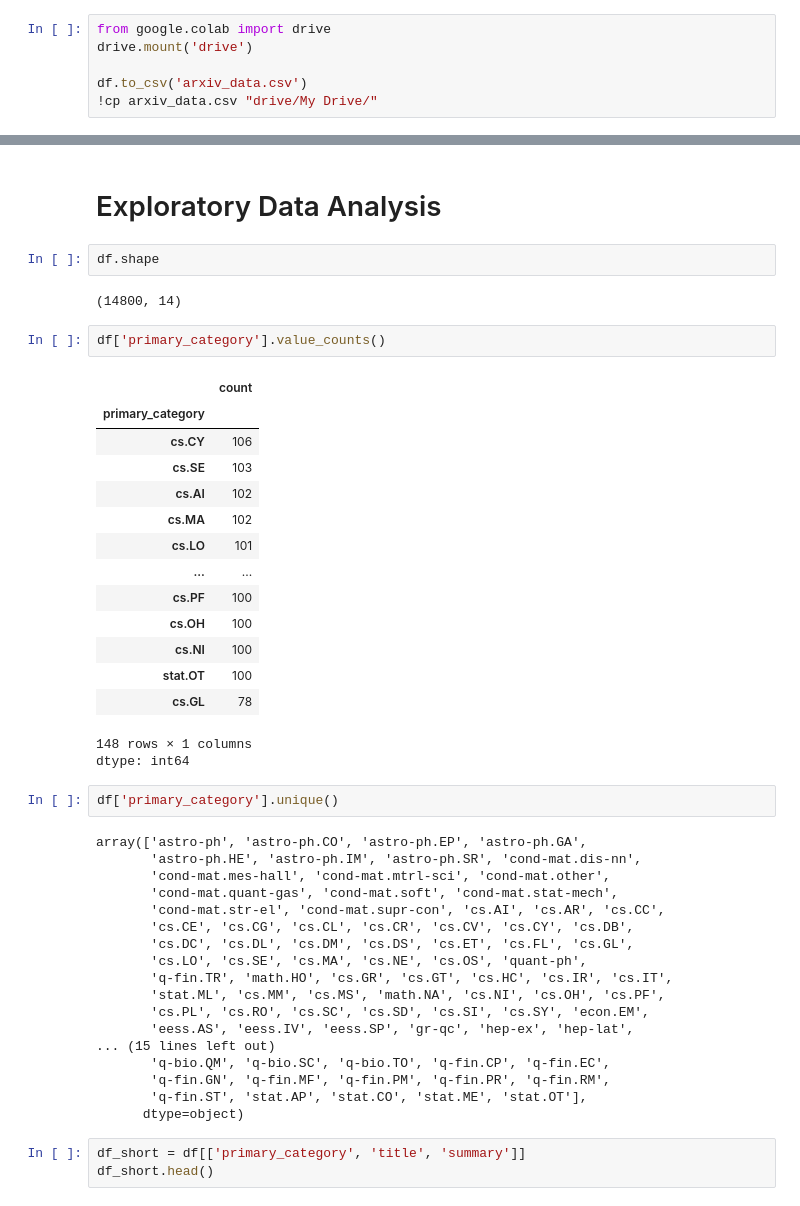
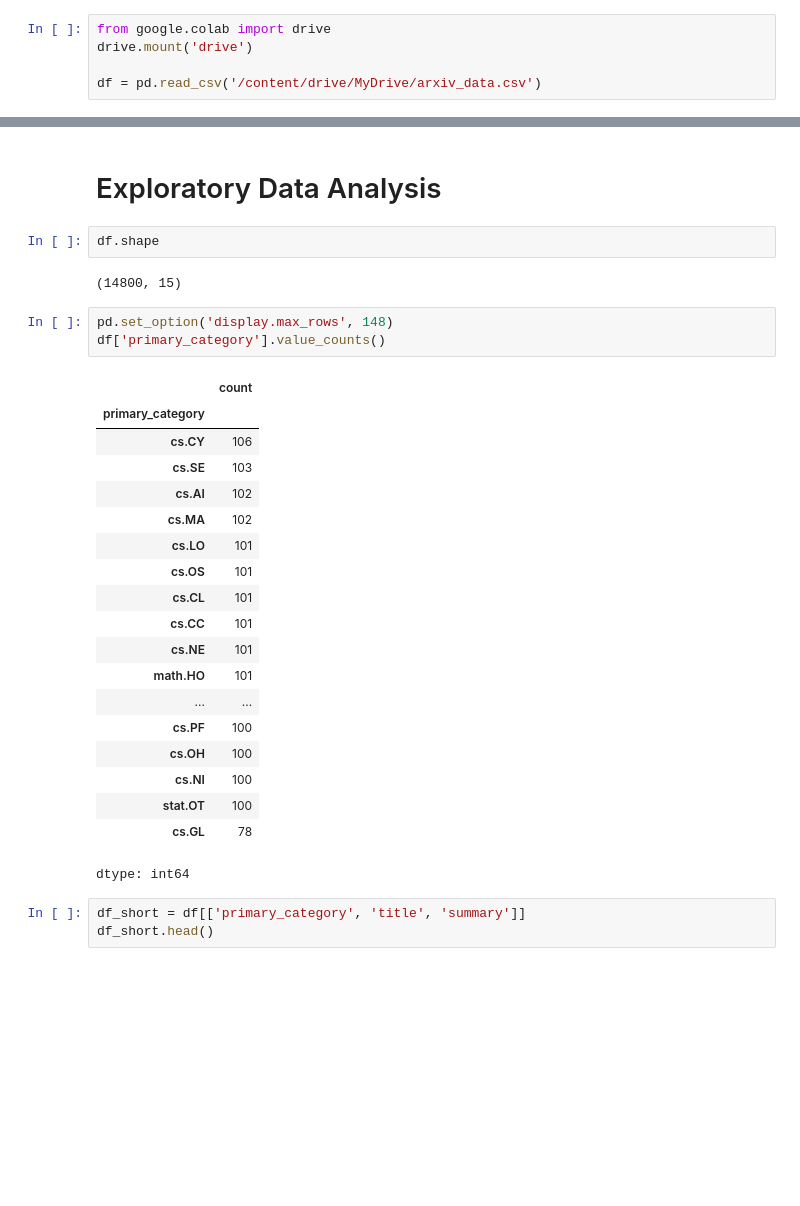
Before and after one commit to danielscabar/arxiv_text_classification, a Jupyter notebook: Arxiv_Text_Classification.ipynb, the cells around one changed output, grey strips where cells are left out. Saved outputs shown, nothing was run; the diff lists cells and outputs as text; blank space fills up the shorter version.

Commit message:
EDA e Data Cleaning

```diff
--- a/Arxiv_Text_Classification.ipynb
+++ b/Arxiv_Text_Classification.ipynb
@@ -250,7 +238,6 @@ df.head()
 from google.colab import drive
 drive.mount('drive')
 
-df.to_csv('arxiv_data.csv')
-!cp arxiv_data.csv "drive/My Drive/"
+df = pd.read_csv('/content/drive/MyDrive/arxiv_data.csv')
 # %% [output]
 Mounted at drive
@@ -259,45 +255,30 @@ Mounted at drive
 # %%
 df.shape
 # %% [output]
-(14800, 14)
+(14800, 15)
-# %%
-df['primary_category'].value_counts()
-# %% [output]
-|  | count |
-| primary_category |  |
-| cs.CY | 106 |
-| cs.SE | 103 |
-| cs.AI | 102 |
-| cs.MA | 102 |
-| cs.LO | 101 |
-| ... | ... |
-| cs.PF | 100 |
-| cs.OH | 100 |
-| cs.NI | 100 |
-| stat.OT | 100 |
-| cs.GL | 78 |
-148 rows × 1 columns
-dtype: int64
-# %%
-df['primary_category'].unique()
-# %% [output]
-array(['astro-ph', 'astro-ph.CO', 'astro-ph.EP', 'astro-ph.GA',
-       'astro-ph.HE', 'astro-ph.IM', 'astro-ph.SR', 'cond-mat.dis-nn',
-       'cond-mat.mes-hall', 'cond-mat.mtrl-sci', 'cond-mat.other',
-       'cond-mat.quant-gas', 'cond-mat.soft', 'cond-mat.stat-mech',
-       'cond-mat.str-el', 'cond-mat.supr-con', 'cs.AI', 'cs.AR', 'cs.CC',
-       'cs.CE', 'cs.CG', 'cs.CL', 'cs.CR', 'cs.CV', 'cs.CY', 'cs.DB',
-       'cs.DC', 'cs.DL', 'cs.DM', 'cs.DS', 'cs.ET', 'cs.FL', 'cs.GL',
-       'cs.LO', 'cs.SE', 'cs.MA', 'cs.NE', 'cs.OS', 'quant-ph',
-       'q-fin.TR', 'math.HO', 'cs.GR', 'cs.GT', 'cs.HC', 'cs.IR', 'cs.IT',
-       'stat.ML', 'cs.MM', 'cs.MS', 'math.NA', 'cs.NI', 'cs.OH', 'cs.PF',
-       'cs.PL', 'cs.RO', 'cs.SC', 'cs.SD', 'cs.SI', 'cs.SY', 'econ.EM',
-       'eess.AS', 'eess.IV', 'eess.SP', 'gr-qc', 'hep-ex', 'hep-lat',
-... (15 lines left out)
-       'q-bio.QM', 'q-bio.SC', 'q-bio.TO', 'q-fin.CP', 'q-fin.EC',
-       'q-fin.GN', 'q-fin.MF', 'q-fin.PM', 'q-fin.PR', 'q-fin.RM',
-       'q-fin.ST', 'stat.AP', 'stat.CO', 'stat.ME', 'stat.OT'],
-      dtype=object)
+# %%
+pd.set_option('display.max_rows', 148)
+df['primary_category'].value_counts()
+# %% [output]
+|  | count |
+| primary_category |  |
+| cs.CY | 106 |
+| cs.SE | 103 |
+| cs.AI | 102 |
+| cs.MA | 102 |
+| cs.LO | 101 |
+| cs.OS | 101 |
+| cs.CL | 101 |
+| cs.CC | 101 |
+| cs.NE | 101 |
+| math.HO | 101 |
+| ... | ... |
+| cs.PF | 100 |
+| cs.OH | 100 |
+| cs.NI | 100 |
+| stat.OT | 100 |
+| cs.GL | 78 |
+dtype: int64
 # %%
 df_short = df[['primary_category', 'title', 'summary']]
 df_short.head()
```
Also changed, not shown: parts of 18 cells of this notebook.
